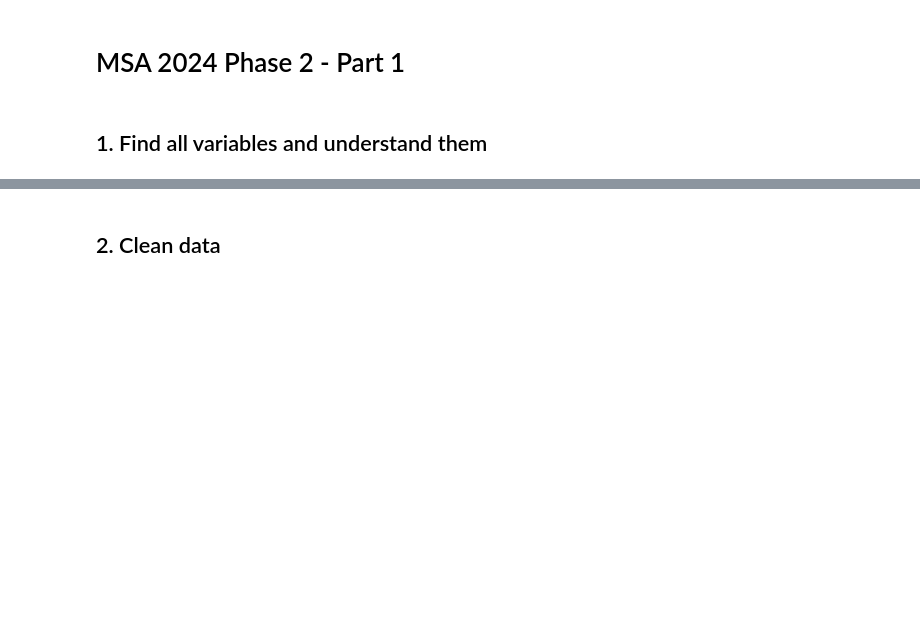
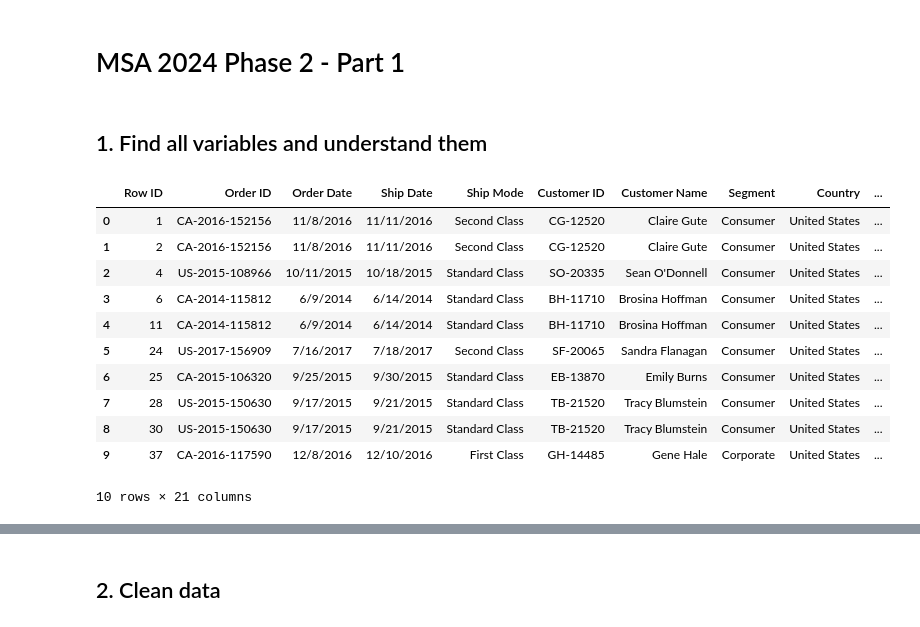
Before and after one commit to heaslay/2024-Phase-2-data-science, a Jupyter notebook: 1. Analysis and Preprocessing/part1-submission.ipynb, the cells around one changed output, grey strips where cells are left out. Saved outputs shown, nothing was run; the diff lists cells and outputs as text; code cells hidden in the pictures; blank space fills up the shorter version.

```diff
--- a/1. Analysis and Preprocessing/part1-submission.ipynb
+++ b/1. Analysis and Preprocessing/part1-submission.ipynb
@@ -13,0 +12,17 @@ import matplotlib.pyplot as plt
+# %%
+#Load chosen datasets from the datasets folder into your notebook and display the first ten instances.
+df = pd.read_csv("../0. Resources/datasets/X store sales/store_sales.csv", encoding='ISO-8859-1')
+df.head(10)
+# %% [output]
+|  | Row ID | Order ID | Order Date | Ship Date | Ship Mode | Customer ID | Customer Name | Segment | Country | ... |
+| 0 | 1 | CA-2016-152156 | 11/8/2016 | 11/11/2016 | Second Class | CG-12520 | Claire Gute | Consumer | United States | ... |
+| 1 | 2 | CA-2016-152156 | 11/8/2016 | 11/11/2016 | Second Class | CG-12520 | Claire Gute | Consumer | United States | ... |
+| 2 | 4 | US-2015-108966 | 10/11/2015 | 10/18/2015 | Standard Class | SO-20335 | Sean O'Donnell | Consumer | United States | ... |
+| 3 | 6 | CA-2014-115812 | 6/9/2014 | 6/14/2014 | Standard Class | BH-11710 | Brosina Hoffman | Consumer | United States | ... |
+| 4 | 11 | CA-2014-115812 | 6/9/2014 | 6/14/2014 | Standard Class | BH-11710 | Brosina Hoffman | Consumer | United States | ... |
+| 5 | 24 | US-2017-156909 | 7/16/2017 | 7/18/2017 | Second Class | SF-20065 | Sandra Flanagan | Consumer | United States | ... |
+| 6 | 25 | CA-2015-106320 | 9/25/2015 | 9/30/2015 | Standard Class | EB-13870 | Emily Burns | Consumer | United States | ... |
+| 7 | 28 | US-2015-150630 | 9/17/2015 | 9/21/2015 | Standard Class | TB-21520 | Tracy Blumstein | Consumer | United States | ... |
+| 8 | 30 | US-2015-150630 | 9/17/2015 | 9/21/2015 | Standard Class | TB-21520 | Tracy Blumstein | Consumer | United States | ... |
+| 9 | 37 | CA-2016-117590 | 12/8/2016 | 12/10/2016 | First Class | GH-14485 | Gene Hale | Corporate | United States | ... |
+10 rows × 21 columns
```
Also changed, not shown: parts of 20 cells of this notebook, 1 other file.
